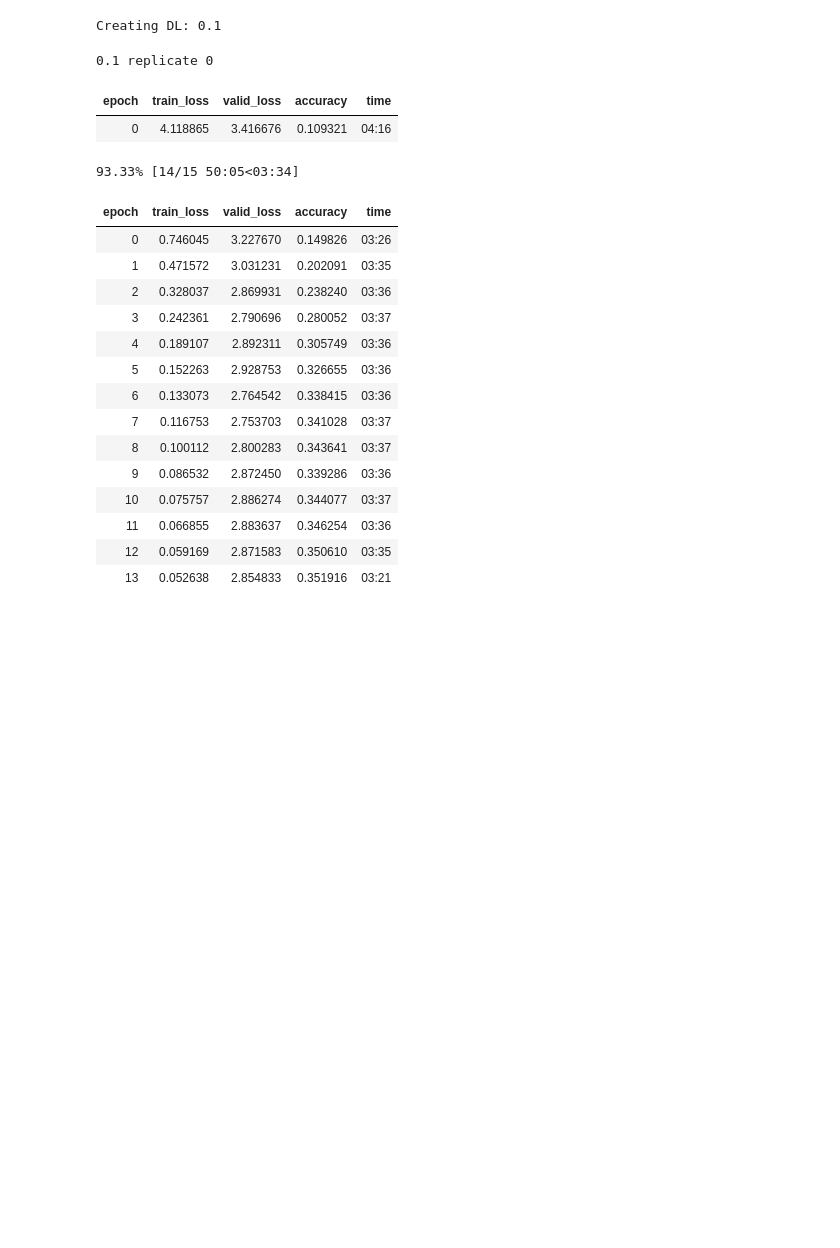
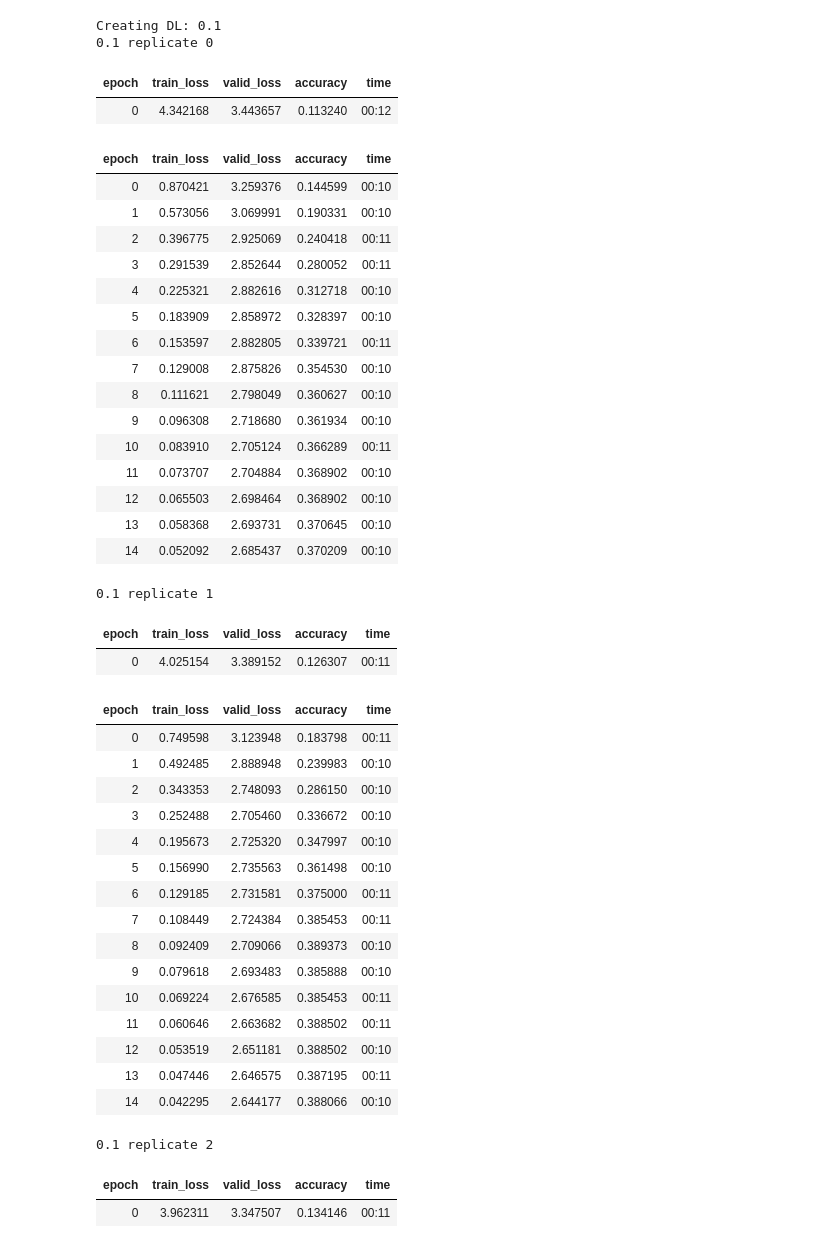
Before and after one commit to Dalton-Gray/plant-inspector, a Jupyter notebook: prototype.ipynb, the cells around one changed output. Cells and saved outputs as stored; diff of their text form; code cells hidden in the pictures; blank space fills up the shorter version.

```diff
--- a/prototype.ipynb
+++ b/prototype.ipynb
@@ -33,41 +33,63 @@ def get_mean_table(results_table):
 # dls.show_batch()
 # %%
 train_pcts = [0.1, 0.25, 0.5, 0.65]
-replicates = 1
+replicates = 3
 results_table = pd.DataFrame(columns=['train_pct', 'acc'])
 for train_pct in train_pcts:
     print(f'Creating DL: {train_pct}')
     dls = create_dls(train_pct)
     create_dls(train_pct)
     for replicate in range(replicates): # repeat training and average results for increased accuracy
         print(f'{train_pct} replicate {replicate}')
         # fine tune model
         model = timm.create_model('efficientnet_b0', pretrained=True, num_classes=dls.c)
         learn = Learner(dls, model, metrics=accuracy)
         learn.fine_tune(epochs=15)
         val_acc = learn.recorder.values[-1][2]
         row = pd.DataFrame({'train_pct': train_pct, 'acc': val_acc}, index=[0])
         results_table = pd.concat([results_table, row])
 
 mean_table = get_mean_table(results_table)
 # %% [output]
 Creating DL: 0.1
+0.1 replicate 0
+| epoch | train_loss | valid_loss | accuracy | time |
+| 0 | 4.342168 | 3.443657 | 0.113240 | 00:12 |
+| epoch | train_loss | valid_loss | accuracy | time |
+| 0 | 0.870421 | 3.259376 | 0.144599 | 00:10 |
+| 1 | 0.573056 | 3.069991 | 0.190331 | 00:10 |
+| 2 | 0.396775 | 2.925069 | 0.240418 | 00:11 |
+| 3 | 0.291539 | 2.852644 | 0.280052 | 00:11 |
+| 4 | 0.225321 | 2.882616 | 0.312718 | 00:10 |
+| 5 | 0.183909 | 2.858972 | 0.328397 | 00:10 |
+| 6 | 0.153597 | 2.882805 | 0.339721 | 00:11 |
+| 7 | 0.129008 | 2.875826 | 0.354530 | 00:10 |
+| 8 | 0.111621 | 2.798049 | 0.360627 | 00:10 |
+| 9 | 0.096308 | 2.718680 | 0.361934 | 00:10 |
+| 10 | 0.083910 | 2.705124 | 0.366289 | 00:11 |
+| 11 | 0.073707 | 2.704884 | 0.368902 | 00:10 |
+| 12 | 0.065503 | 2.698464 | 0.368902 | 00:10 |
+| 13 | 0.058368 | 2.693731 | 0.370645 | 00:10 |
+| 14 | 0.052092 | 2.685437 | 0.370209 | 00:10 |
-0.1 replicate 0
+0.1 replicate 1
-| epoch | train_loss | valid_loss | accuracy | time |
-| 0 | 4.118865 | 3.416676 | 0.109321 | 04:16 |
+| epoch | train_loss | valid_loss | accuracy | time |
+| 0 | 4.025154 | 3.389152 | 0.126307 | 00:11 |
+| epoch | train_loss | valid_loss | accuracy | time |
+| 0 | 0.749598 | 3.123948 | 0.183798 | 00:11 |
+| 1 | 0.492485 | 2.888948 | 0.239983 | 00:10 |
+| 2 | 0.343353 | 2.748093 | 0.286150 | 00:10 |
+| 3 | 0.252488 | 2.705460 | 0.336672 | 00:10 |
+| 4 | 0.195673 | 2.725320 | 0.347997 | 00:10 |
+| 5 | 0.156990 | 2.735563 | 0.361498 | 00:10 |
+| 6 | 0.129185 | 2.731581 | 0.375000 | 00:11 |
+| 7 | 0.108449 | 2.724384 | 0.385453 | 00:11 |
+| 8 | 0.092409 | 2.709066 | 0.389373 | 00:10 |
+| 9 | 0.079618 | 2.693483 | 0.385888 | 00:10 |
+| 10 | 0.069224 | 2.676585 | 0.385453 | 00:11 |
+| 11 | 0.060646 | 2.663682 | 0.388502 | 00:11 |
+| 12 | 0.053519 | 2.651181 | 0.388502 | 00:10 |
+| 13 | 0.047446 | 2.646575 | 0.387195 | 00:11 |
+| 14 | 0.042295 | 2.644177 | 0.388066 | 00:10 |
-93.33% [14/15 50:05<03:34]
+0.1 replicate 2
-| epoch | train_loss | valid_loss | accuracy | time |
-| 0 | 0.746045 | 3.227670 | 0.149826 | 03:26 |
-| 1 | 0.471572 | 3.031231 | 0.202091 | 03:35 |
-| 2 | 0.328037 | 2.869931 | 0.238240 | 03:36 |
-| 3 | 0.242361 | 2.790696 | 0.280052 | 03:37 |
-| 4 | 0.189107 | 2.892311 | 0.305749 | 03:36 |
-| 5 | 0.152263 | 2.928753 | 0.326655 | 03:36 |
-| 6 | 0.133073 | 2.764542 | 0.338415 | 03:36 |
-| 7 | 0.116753 | 2.753703 | 0.341028 | 03:37 |
-| 8 | 0.100112 | 2.800283 | 0.343641 | 03:37 |
-| 9 | 0.086532 | 2.872450 | 0.339286 | 03:36 |
-| 10 | 0.075757 | 2.886274 | 0.344077 | 03:37 |
-| 11 | 0.066855 | 2.883637 | 0.346254 | 03:36 |
-| 12 | 0.059169 | 2.871583 | 0.350610 | 03:35 |
-| 13 | 0.052638 | 2.854833 | 0.351916 | 03:21 |
+| epoch | train_loss | valid_loss | accuracy | time |
+| 0 | 3.962311 | 3.347507 | 0.134146 | 00:11 |
```
Also changed, not shown: parts of 13 cells of this notebook, 4 other files.
